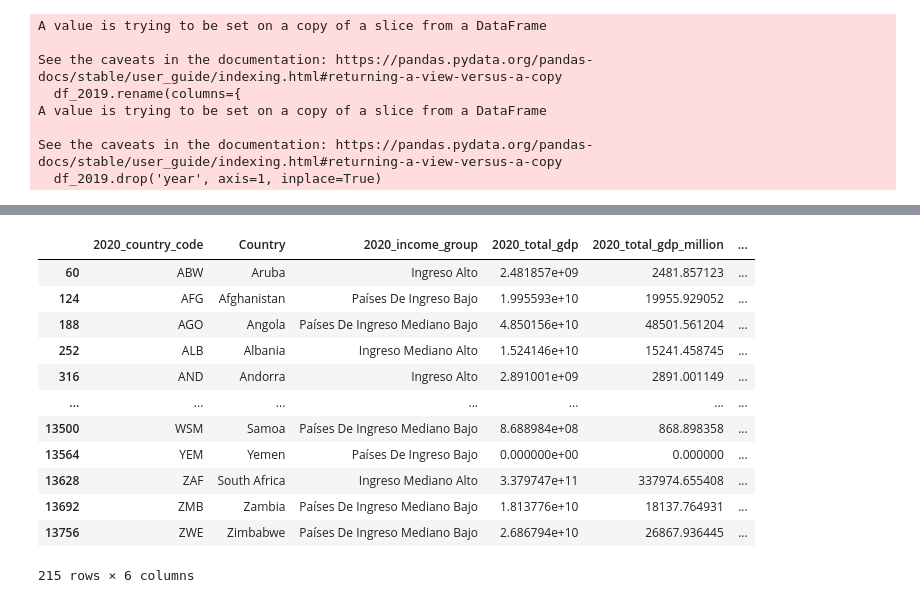
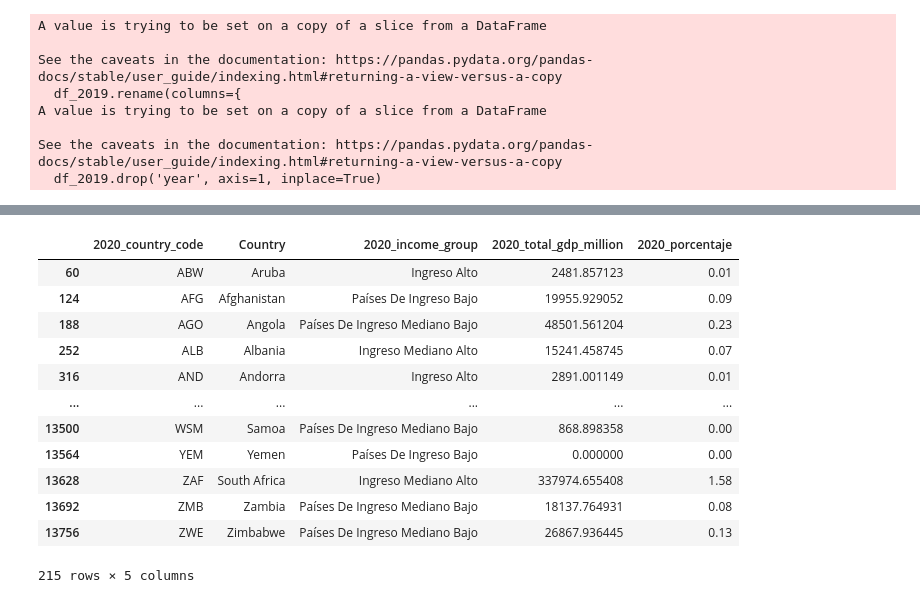
Before and after one commit to Kilpura/ProyectoInfoVis, a Jupyter notebook: limpieza.ipynb, the cells around one changed output, grey strips where cells are left out. Saved outputs shown, nothing was run; the diff lists cells and outputs as text; code cells hidden in the pictures.

```diff
--- a/limpieza.ipynb
+++ b/limpieza.ipynb
@@ -96,6 +96,8 @@ df1.info()
 df1 = df1.drop('region_name', axis=1)
 df1 = df1.drop('sub_region_name', axis=1)
 df1 = df1.drop('intermediate_region', axis=1)
+df1 = df1.drop('total_gdp', axis=1)
+df1 = df1.drop('gdp_variation', axis=1)
 df1
 # %% [output]
 <class 'pandas.core.frame.DataFrame'>
@@ -170,6 +172,26 @@ df_2020 = df1[df1['year'] == 2020]
 df_2021 = df1[df1['year'] == 2021]
 df_2022 = df1[df1['year'] == 2022]
 df_2023 = df1[df1['year'] == 2023]
+
+def agregar_columna_porcentaje(df, año):
+    col_gdp = f"{año}_total_gdp_million"
+    col_pct = f"{año}_porcentaje"
+
+    df[col_gdp] = pd.to_numeric(df[col_gdp], errors='coerce')
+
+    min_val = df[col_gdp].min()
+    max_val = df[col_gdp].max()
+
+    df[col_pct] = ((df[col_gdp] - min_val) / (max_val - min_val)) * 100
+    df[col_pct] = df[col_pct].round(2)
+
+    # Reubicar la  justo después de la original
+    cols = df.columns.tolist()
+    idx = cols.index(col_gdp)
+    cols.insert(idx + 1, cols.pop(cols.index(col_pct)))
+    df = df[cols]
+
+    return df
 # %%
 df_2019.rename(columns={
     'country_code' : '2019_country_code',
@@ -193,12 +247,12 @@ See the caveats in the documentation: https://pandas.pydata.org/pandas-docs/stab
 df_2020.rename(columns={
     'country_code' : '2020_country_code',
     'income_group': '2020_income_group',
-    'total_gdp': '2020_total_gdp',
     'total_gdp_million': '2020_total_gdp_million',
-    'gdp_variation': '2020_gdp_variation'
 }, inplace=True)
 
 df_2020.drop('year', axis=1, inplace=True)
+
+df_2020_porcentaje = agregar_columna_porcentaje(df_2020, 2020)
 # %% [output]
 A value is trying to be set on a copy of a slice from a DataFrame
 
@@ -284,17 +374,17 @@ df_2019
 # %%
-df_2020
+df_2020_porcentaje
 # %% [output]
-|  | 2020_country_code | Country | 2020_income_group | 2020_total_gdp | 2020_total_gdp_million | ... |
-| 60 | ABW | Aruba | Ingreso Alto | 2.481857e+09 | 2481.857123 | ... |
-| 124 | AFG | Afghanistan | Países De Ingreso Bajo | 1.995593e+10 | 19955.929052 | ... |
-| 188 | AGO | Angola | Países De Ingreso Mediano Bajo | 4.850156e+10 | 48501.561204 | ... |
-| 252 | ALB | Albania | Ingreso Mediano Alto | 1.524146e+10 | 15241.458745 | ... |
-| 316 | AND | Andorra | Ingreso Alto | 2.891001e+09 | 2891.001149 | ... |
-| ... | ... | ... | ... | ... | ... | ... |
-| 13500 | WSM | Samoa | Países De Ingreso Mediano Bajo | 8.688984e+08 | 868.898358 | ... |
-| 13564 | YEM | Yemen | Países De Ingreso Bajo | 0.000000e+00 | 0.000000 | ... |
-| 13628 | ZAF | South Africa | Ingreso Mediano Alto | 3.379747e+11 | 337974.655408 | ... |
-| 13692 | ZMB | Zambia | Países De Ingreso Mediano Bajo | 1.813776e+10 | 18137.764931 | ... |
-| 13756 | ZWE | Zimbabwe | Países De Ingreso Mediano Bajo | 2.686794e+10 | 26867.936445 | ... |
+|  | 2020_country_code | Country | 2020_income_group | 2020_total_gdp_million | 2020_porcentaje |
+| 60 | ABW | Aruba | Ingreso Alto | 2481.857123 | 0.01 |
+| 124 | AFG | Afghanistan | Países De Ingreso Bajo | 19955.929052 | 0.09 |
+| 188 | AGO | Angola | Países De Ingreso Mediano Bajo | 48501.561204 | 0.23 |
+| 252 | ALB | Albania | Ingreso Mediano Alto | 15241.458745 | 0.07 |
+| 316 | AND | Andorra | Ingreso Alto | 2891.001149 | 0.01 |
+| ... | ... | ... | ... | ... | ... |
+| 13500 | WSM | Samoa | Países De Ingreso Mediano Bajo | 868.898358 | 0.00 |
+| 13564 | YEM | Yemen | Países De Ingreso Bajo | 0.000000 | 0.00 |
+| 13628 | ZAF | South Africa | Ingreso Mediano Alto | 337974.655408 | 1.58 |
+| 13692 | ZMB | Zambia | Países De Ingreso Mediano Bajo | 18137.764931 | 0.08 |
+| 13756 | ZWE | Zimbabwe | Países De Ingreso Mediano Bajo | 26867.936445 | 0.13 |
-215 rows × 6 columns
+215 rows × 5 columns
 # %%
```
Also changed, not shown: parts of 24 cells of this notebook, 13 other files.
